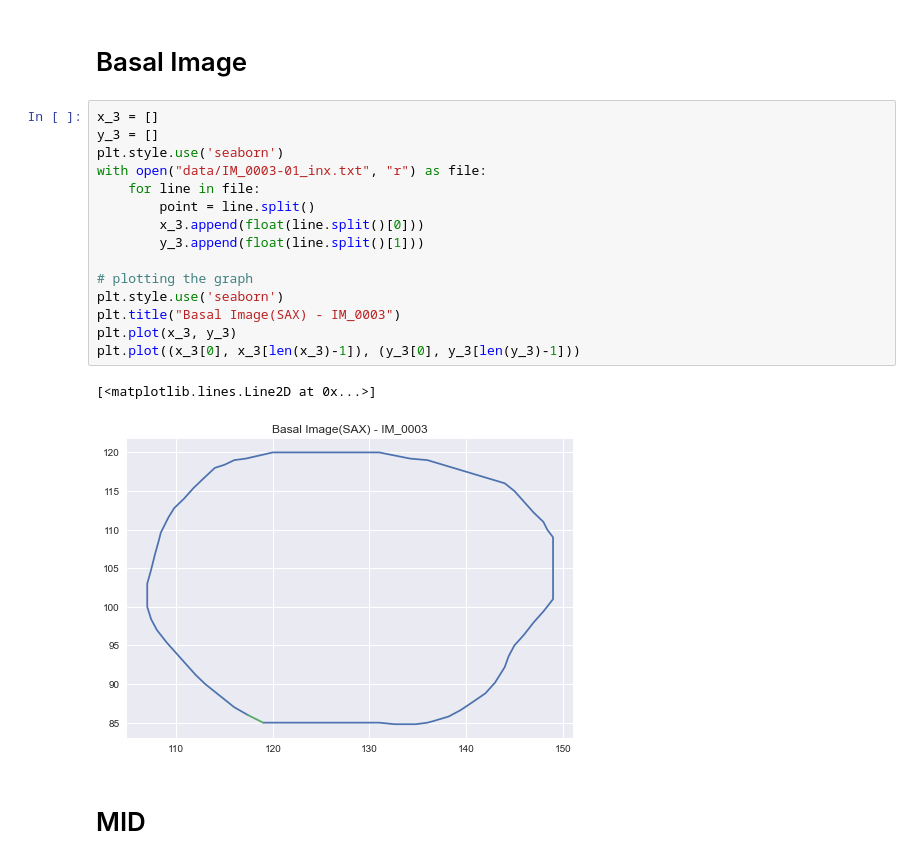
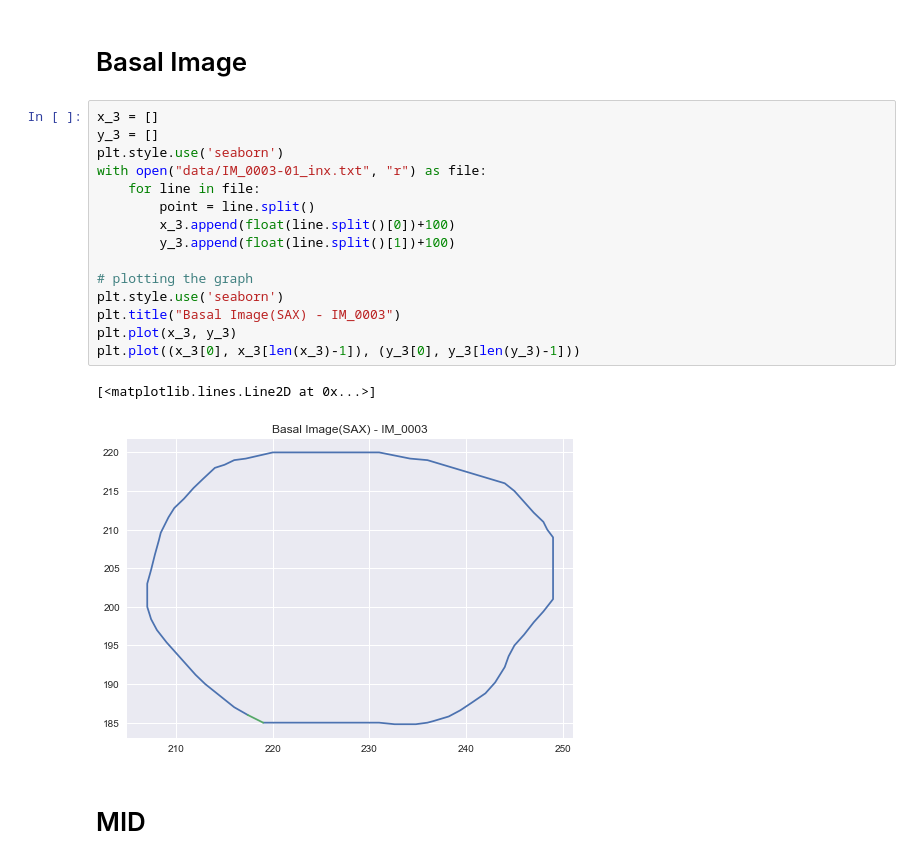
Before and after one commit to MASHOD0/hAIoTthon, a Jupyter notebook: problem statement 2/2drenders.ipynb, the cells around one changed output. Cells and saved outputs as stored; diff of their text form.

```diff
--- a/problem statement 2/2drenders.ipynb
+++ b/problem statement 2/2drenders.ipynb
@@ -6,21 +6,21 @@ import numpy as np
 # %%
 x_3 = []
 y_3 = []
 plt.style.use('seaborn')
 with open("data/IM_0003-01_inx.txt", "r") as file:
     for line in file:
         point = line.split()
-        x_3.append(float(line.split()[0]))
-        y_3.append(float(line.split()[1]))
+        x_3.append(float(line.split()[0])+100)
+        y_3.append(float(line.split()[1])+100)
 
 # plotting the graph
 plt.style.use('seaborn')
 plt.title("Basal Image(SAX) - IM_0003")
 plt.plot(x_3, y_3)
 plt.plot((x_3[0], x_3[len(x_3)-1]), (y_3[0], y_3[len(y_3)-1]))
 # %% [output]
 [<matplotlib.lines.Line2D at 0x...>]
-[figure, old version]
+[figure, new version]
 # %% [markdown]
 # MID
 # %%
```
